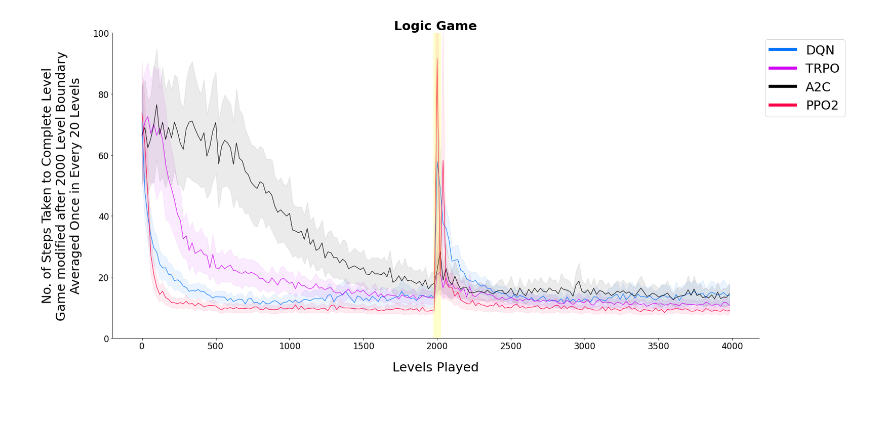
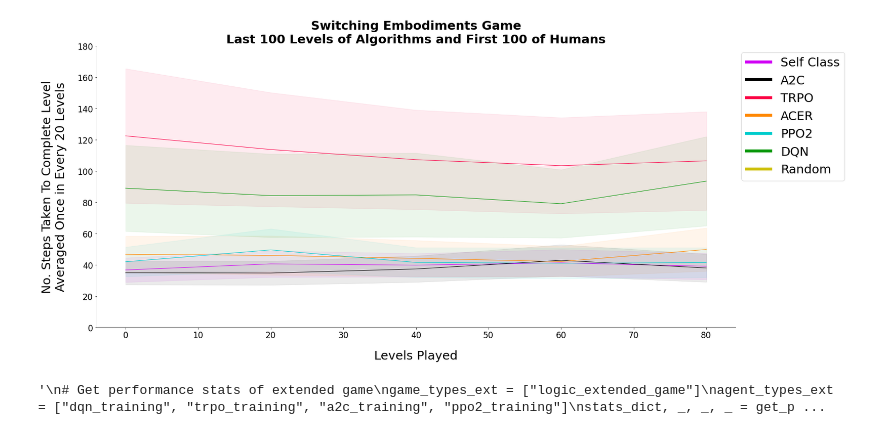
Before and after one commit to Ethical-Intelligence-Lab/probabilisticSelf, a Jupyter notebook: plotting/plotter_curves.ipynb, the cells around one changed output. Saved outputs shown, nothing was run; the diff lists cells and outputs as text; code cells hidden in the pictures; blank space fills up the shorter version.

Commit message:
No oscil for self embodiment game

```diff
--- a/plotting/plotter_curves.ipynb
+++ b/plotting/plotter_curves.ipynb
@@ -177,7 +182,7 @@ def plotter(stats, game_types, agent_types, batch_size, combined=False, only_fir
 
         if len(agent_types) == 2:
             axes.set_xlim([0, 120])
-            axes.set_ylim([0, 15]) if game_type == 'logic_game' else axes.set_ylim([0, 50])
+            axes.set_ylim([0, 10]) if game_type == 'logic_game' else axes.set_ylim([0, 50])
             if game_type == "change_agent_game":
                 axes.set_ylim([0, 100])
 
@@ -213,7 +218,7 @@ def plotter(stats, game_types, agent_types, batch_size, combined=False, only_fir
         else:
             ax.set_title(title_str, fontweight='bold', fontsize=25)
 
-        colors = ["#0373fc", "#d002f5", "#000000", "#fa0047", "#ff8903", "#00cccc", "#059607", "#ccbe00"]
+        colors = ["#d002f5", "#000000", "#fa0047", "#ff8903", "#00cccc", "#059607", "#ccbe00"]
         if game_type in ["contingency_game_shuffled_100", "contingency_game_shuffled_200"]:
             colors = ["#d002f5", "#000000", "#fa0047", "#ff8903", "#00cccc", "#059607", "#ccbe00"]
         for j, agent_type in enumerate(agent_types):
@@ -283,50 +288,53 @@ def append_stats(dict_normal, dict_ext, game_types, game_types_ext, agent_types)
 
     return appended_data
 # %%
-#game_types = ["logic_extended_game"]
-#agent_types = ["human", "self_class", "a2c_training", "trpo_training", "acer_training", "ppo2_training",
-#               "dqn_training", "random"]
+game_types = ["change_agent_game"]
+agent_types = ["self_class", "a2c_training", "trpo_training", "acer_training", "ppo2_training",
+               "dqn_training", "random"]
 
-"""
-batch_size = 1
+
+batch_size = 20
 for game in game_types:
     stats_dict, game_types, agent_types, batch_size = get_performance([game], agent_types,
                                                                       batch_size, single_seed=False)
 
-    plotter(stats_dict, game_types, agent_types, batch_size, False, last_100=False)
-
-    agent_types = ["self_class", "a2c_training", "trpo_training", "acer_training", "ppo2_training",
-               "dqn_training", "random"]
     plotter(stats_dict, game_types, agent_types, batch_size, False, last_100=True)
 
-game_types = ["contingency_game_shuffled_100", "contingency_game_shuffled_200"]
-agent_types = ["self_class", "a2c_training", "trpo_training", "acer_training", "ppo2_training",
-               "dqn_training", "random"]
+    #agent_types = ["self_class", "a2c_training", "trpo_training", "acer_training", "ppo2_training",
+    #           "dqn_training", "random"]
+    #plotter(stats_dict, game_types, agent_types, batch_size, False, last_100=True)
 
-batch_size = 20
+#game_types = ["contingency_game_shuffled_100", "contingency_game_shuffled_200"]
+#agent_types = ["self_class", "a2c_training", "trpo_training", "acer_training", "ppo2_training",
+#               "dqn_training", "random"]
 
-for game in game_types:
-    stats_dict, game_types, agent_types, batch_size = get_performance([game], agent_types,
-                                                                      batch_size, single_seed=False)
+#batch_size = 20
 
-    plotter(stats_dict, game_types, agent_types, batch_size, False, last_100=False)
+#for game in game_types:
+#    stats_dict, game_types, agent_types, batch_size = get_performance([game], agent_types,
+#                                                                      batch_size, single_seed=False)
+#
+#    plotter(stats_dict, game_types, agent_types, batch_size, False, last_100=False)
+
+
 
 """
-
-
 # Get performance stats of extended game
 game_types_ext = ["logic_extended_game"]
 agent_types_ext = ["dqn_training", "trpo_training", "a2c_training", "ppo2_training"]
 stats_dict, _, _, _ = get_performance(['logic_game'], agent_types_ext,
                                                                       batch_size=20, single_seed=False)
 stats_dict_ext, _, agent_types_ext, batch_size_ext = get_performance(
     ["logic_extended_game"],agent_types_ext, batch_size=20, single_seed=False)
 
 appended_stats = append_stats(stats_dict, stats_dict_ext, ['logic_game'], ["logic_extended_game"], agent_types_ext)
 
 plotter(appended_stats, ['logic_game'], agent_types_ext, batch_size=20, combined=True)
+
+"""
 # %% [output]
-[figure, old version]
+[figure, new version]
+'\n# Get performance stats of extended game\ngame_types_ext = ["logic_extended_game"]\nagent_types_ext = ["dqn_training", "trpo_training", "a2c_training", "ppo2_training"]\nstats_dict, _, _, _ = get_p ...
 # %%
 ## ----- Plot the number of steps the player takes before any agent moves from its starting location
 
```
Also changed, not shown: parts of 1 cell of this notebook, 2 other files.
